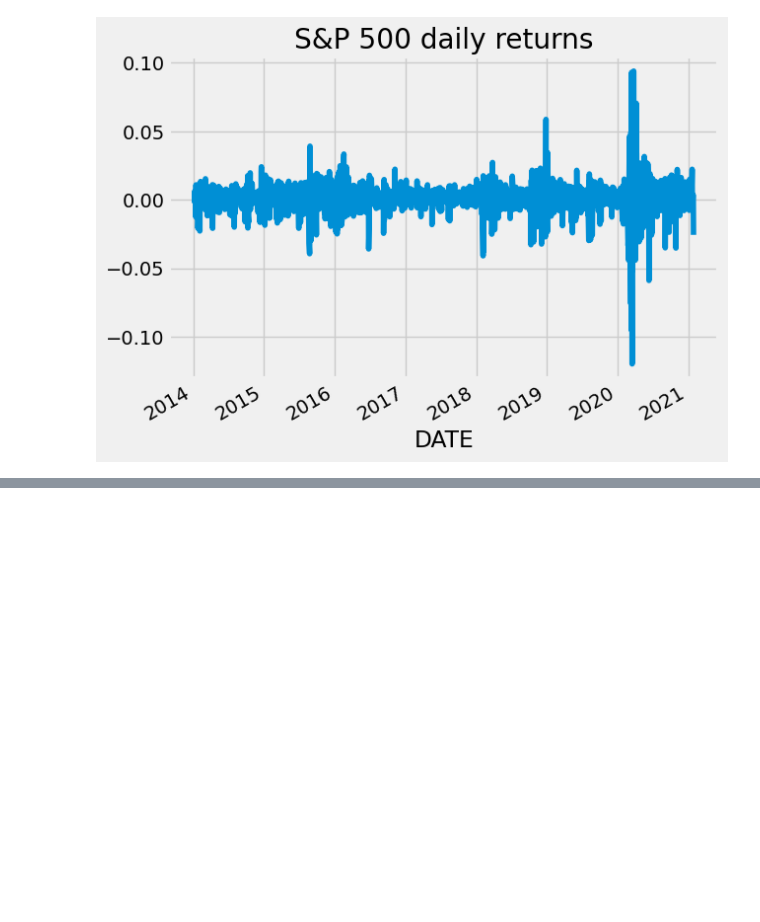
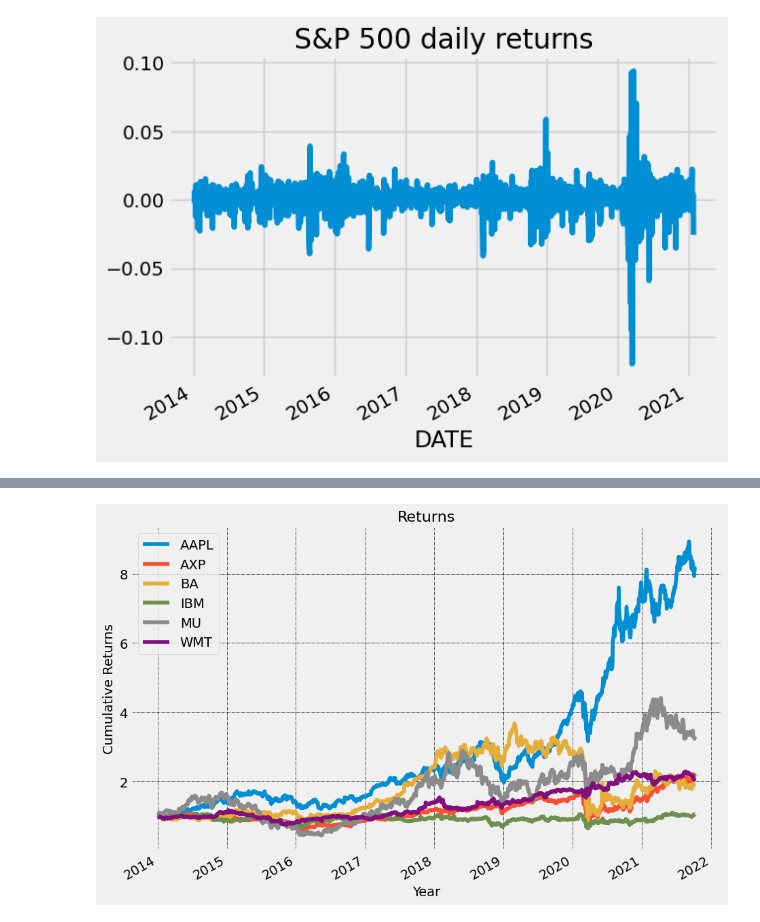
Before and after one commit to iiaroshev/dig-tools, a Jupyter notebook: digit-tools/research code/research.ipynb, the cells around one changed output, grey strips where cells are left out. Saved outputs shown, nothing was run; the diff lists cells and outputs as text; code cells hidden in the pictures; blank space fills up the shorter version.

```diff
--- a/digit-tools/research code/research.ipynb
+++ b/digit-tools/research code/research.ipynb
@@ -49,0 +53,14 @@ sp500['daily_return'].plot(title='S&P 500 daily returns')
+# %%
+import pandas as pd
+
+start = dt.datetime(2014, 1, 1)
+end = dt.datetime(2021, 10, 10)
+
+tickers_list = ['AAPL', 'WMT', 'IBM', 'MU', 'BA', 'AXP']
+
+# Fetch the data
+import yfinance as yf
+data = yf.download(tickers_list, start, end)['Adj Close']
+
+# Print first 5 rows of the data
+print(data.head())
@@ -49,0 +76,19 @@ sp500['daily_return'].plot(title='S&P 500 daily returns')
+# %%
+# Plot all the close prices
+((data.pct_change()+1).cumprod()).plot(figsize=(10, 7))
+
+# Show the legend
+plt.legend()
+
+# Define the label for the title of the figure
+plt.title("Returns", fontsize=16)
+
+# Define the labels for x-axis and y-axis
+plt.ylabel('Cumulative Returns', fontsize=14)
+plt.xlabel('Year', fontsize=14)
+
+# Plot the grid lines
+plt.grid(which="major", color='k', linestyle='-.', linewidth=0.5)
+plt.show()
+# %% [output]
+[figure, added]
```
Also changed, not shown: parts of 5 cells of this notebook.
